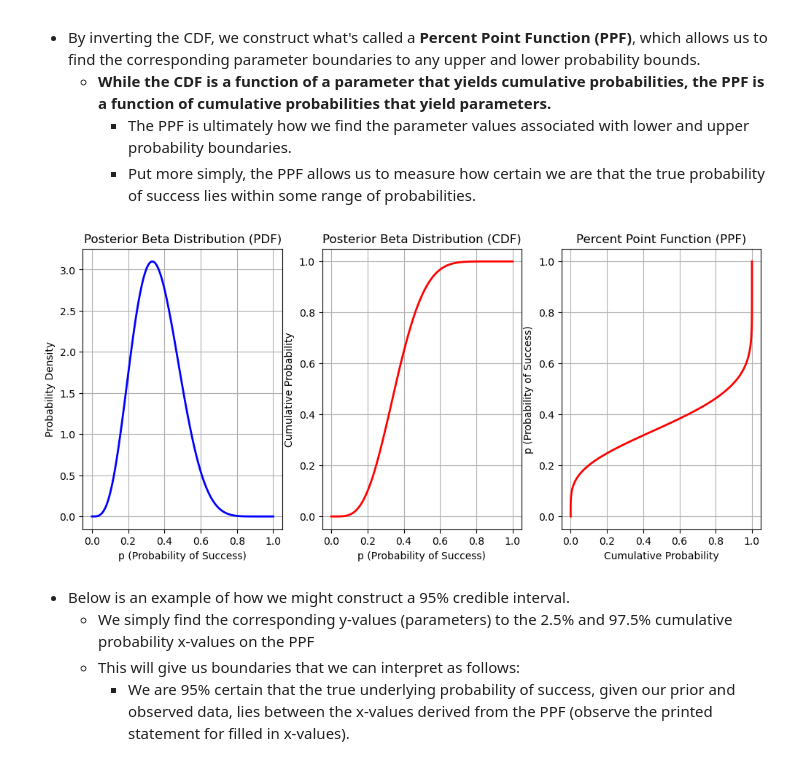
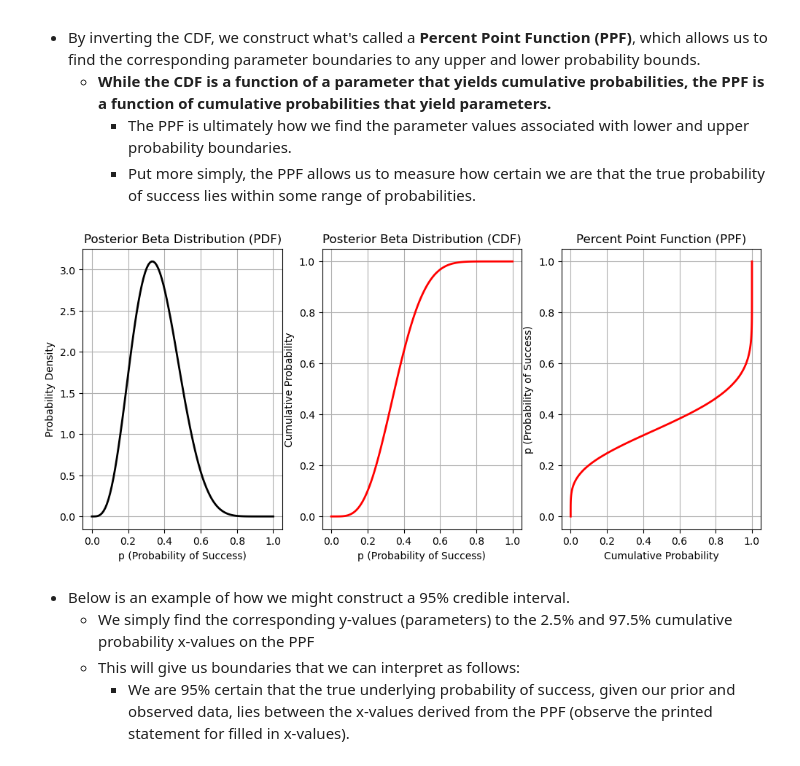
Before and after one commit to richardlottes/statistical_connections, a Jupyter notebook: statistical_connections.ipynb, the cells around one changed output. Drawn from its saved outputs; the diff is of its cells as text; code cells hidden in the pictures.

```diff
--- a/statistical_connections.ipynb
+++ b/statistical_connections.ipynb
@@ -442,35 +442,35 @@ from scipy.stats import beta
 
 #Create array of probability values from 0 to 1
 p_values = np.linspace(0, 1, 1000)
 
 #Compute CDF of Beta distribution over probability values
 cdf_values = beta.cdf(p_hat_cont, alpha_updated, beta_updated)
 
 #Create subplots: 1 row, 2 columns
 fig, axes = plt.subplots(1, 3, figsize=(12, 5))
 
 #Plot PDF on left subplot
-axes[0].plot(p_hat_cont, beta_dist_posterior, color='blue', lw=2)
+axes[0].plot(p_hat_cont, beta_dist_posterior, color='black', lw=2)
 axes[0].set_xlabel("p (Probability of Success)")
 axes[0].set_ylabel("Probability Density")
 axes[0].set_title("Posterior Beta Distribution (PDF)")
 axes[0].grid(True)
 
 #Plot CDF on middle subplot
 axes[1].plot(p_hat_cont, cdf_values, color='red', lw=2)
 axes[1].set_xlabel("p (Probability of Success)")
 axes[1].set_ylabel("Cumulative Probability")
 axes[1].set_title("Posterior Beta Distribution (CDF)")
 axes[1].grid(True)
 
 #Plot PPF on right subplot
 axes[2].plot(cdf_values, p_hat_cont, color='red', lw=2)
 axes[2].set_xlabel("Cumulative Probability")
 axes[2].set_ylabel("p (Probability of Success)")
 axes[2].set_title("Percent Point Function (PPF)")
 axes[2].grid(True)
 # %% [output]
-[figure, old version]
+[figure, new version]
 # %% [markdown]
 - Below is an example of how we might construct a 95% credible interval.
     - We simply find the corresponding y-values (parameters) to the 2.5% and 97.5% cumulative probability x-values on the PPF
```
Also changed, not shown: parts of 30 cells of this notebook.
